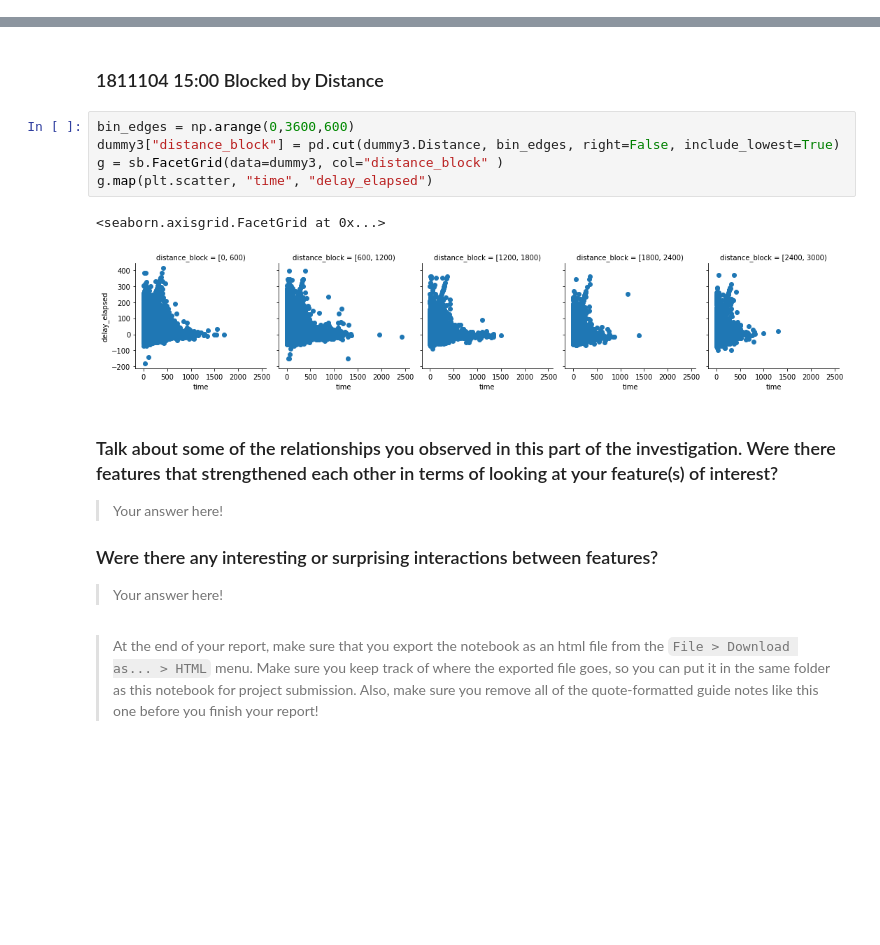
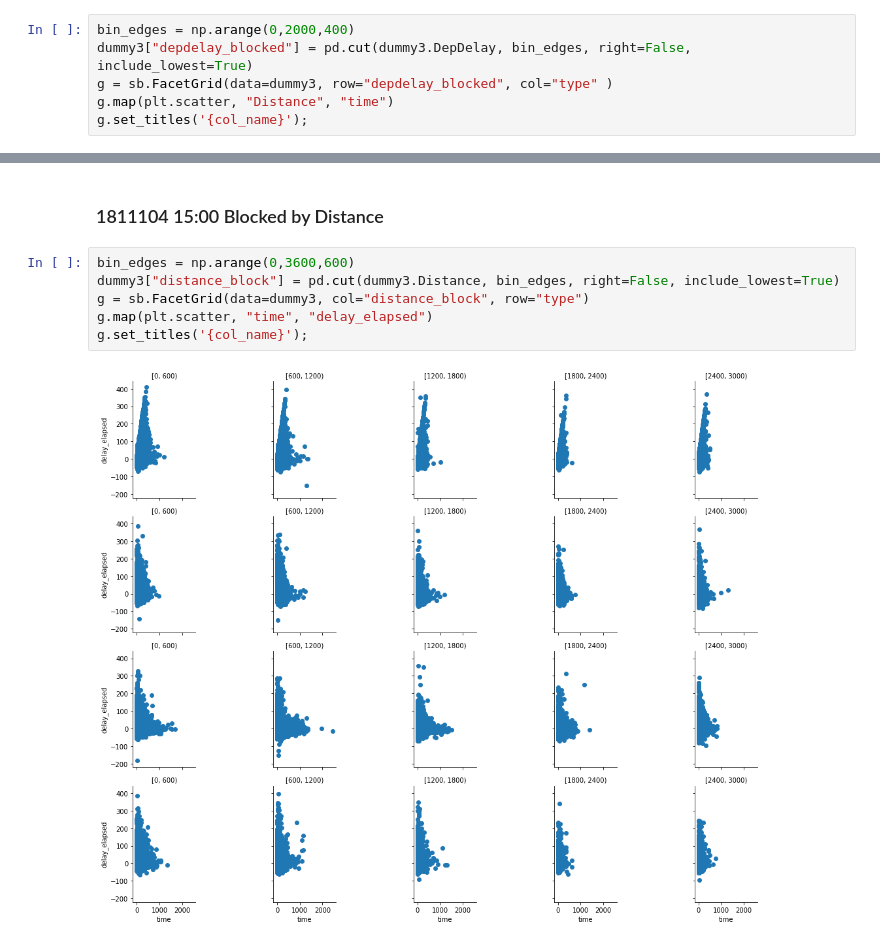
Before and after one commit to kudojp/FlightsDataAnalysis, a Jupyter notebook: exploration_template.ipynb, the cells around one changed output, grey strips where cells are left out. Drawn from its saved outputs; the diff is of its cells as text; blank space fills up the shorter version.

Commit message:
completed exploration part and made html file

```diff
--- a/exploration_template.ipynb
+++ b/exploration_template.ipynb
@@ -767,0 +765,6 @@ g.map(plt.scatter, "Distance", "time");
+# %%
+bin_edges = np.arange(0,2000,400)
+dummy3["depdelay_blocked"] = pd.cut(dummy3.DepDelay, bin_edges, right=False, include_lowest=True)
+g = sb.FacetGrid(data=dummy3, row="depdelay_blocked", col="type" )
+g.map(plt.scatter, "Distance", "time")
+g.set_titles('{col_name}');
@@ -781,22 +791,8 @@ sb.violinplot(data=dummy3, hue="type", y="time", x="depdelay_blocked");
 # %%
 bin_edges = np.arange(0,3600,600)
 dummy3["distance_block"] = pd.cut(dummy3.Distance, bin_edges, right=False, include_lowest=True)
-g = sb.FacetGrid(data=dummy3, col="distance_block" )
+g = sb.FacetGrid(data=dummy3, col="distance_block", row="type")
 g.map(plt.scatter, "time", "delay_elapsed")
+g.set_titles('{col_name}');
 # %% [output]
-<seaborn.axisgrid.FacetGrid at 0x...>
-[figure, old version]
+[figure, new version]
-# %% [markdown]
-### Talk about some of the relationships you observed in this part of the investigation. Were there features that strengthened each other in terms of looking at your feature(s) of interest?
-
-> Your answer here!
-
-### Were there any interesting or surprising interactions between features?
-
-> Your answer here!
-# %% [markdown]
-> At the end of your report, make sure that you export the notebook as an
-html file from the `File > Download as... > HTML` menu. Make sure you keep
-track of where the exported file goes, so you can put it in the same folder
-as this notebook for project submission. Also, make sure you remove all of
-the quote-formatted guide notes like this one before you finish your report!
```
Also changed, not shown: parts of 13 cells of this notebook, 1 other file.
